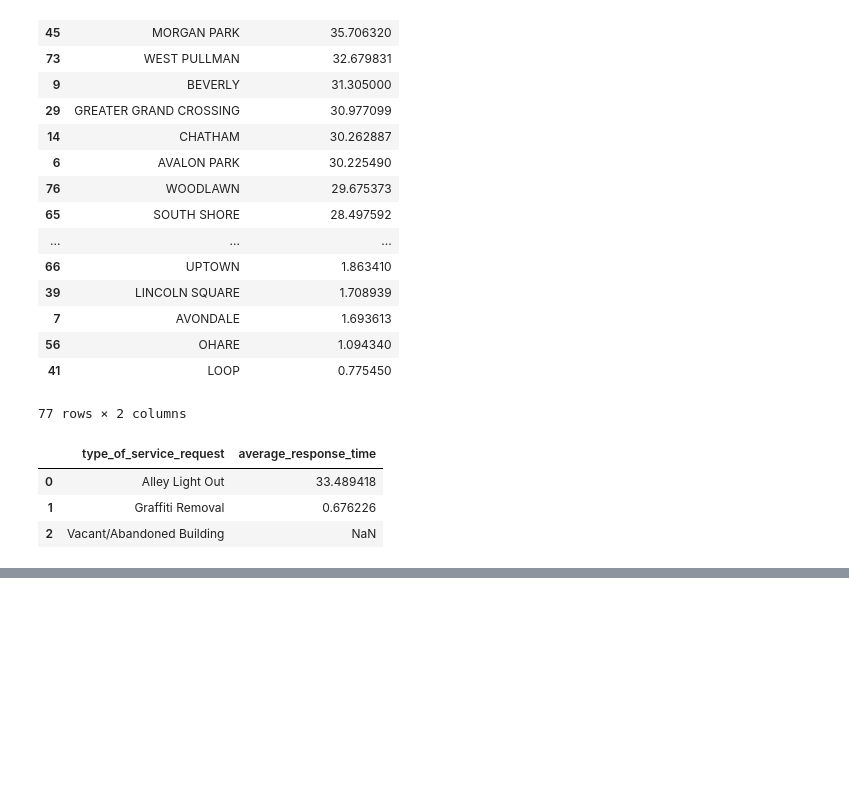
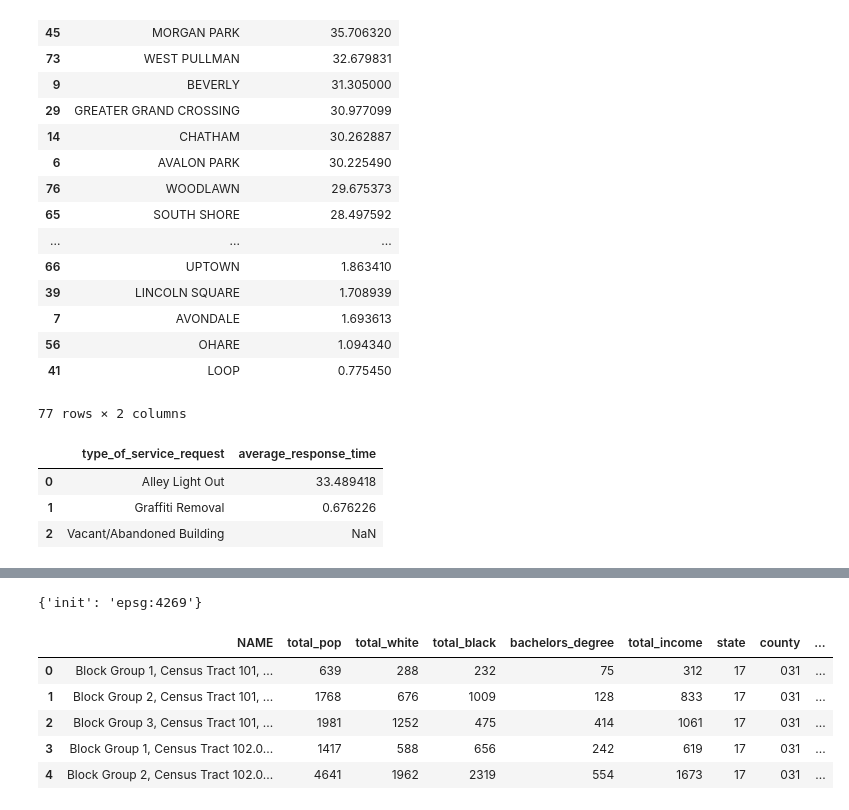
Before and after one commit to alenastern/Machine_Learning_Public_Policy, a Jupyter notebook: Assignment1_Stern.ipynb, the cells around one changed output, grey strips where cells are left out. Cells and saved outputs as stored; diff of their text form; code cells hidden in the pictures; blank space fills up the shorter version.

```diff
--- a/Assignment1_Stern.ipynb
+++ b/Assignment1_Stern.ipynb
@@ -152,3 +155,4 @@ acs_df.rename(columns = variables, inplace=True)
 acs_df['pct_black'] = pd.to_numeric(acs_df['total_black'])/ pd.to_numeric(acs_df['total_pop'])
 acs_df['pct_white'] = pd.to_numeric(acs_df['total_white'])/ pd.to_numeric(acs_df['total_pop'])
 acs_df['pct_bachelors'] = pd.to_numeric(acs_df['bachelors_degree'])/ pd.to_numeric(acs_df['total_pop'])
+acs_df['GEOID']= acs_df["state"] + acs_df["county"] + acs_df["tract"] + acs_df["block group"]
@@ -154,0 +169,8 @@ acs_df['pct_bachelors'] = pd.to_numeric(acs_df['bachelors_degree'])/ pd.to_numer
+# %%
+# read in census 2010 shapefile downloaded manually from census website
+fp = "/Users/alenastern/Documents/Spring2018/Machine_Learning/tl_2017_17_bg/tl_2017_17_bg.shp"
+census_shp = gpd.read_file(fp)
+# %%
+census_shp.crs
+# %% [output]
+{'init': 'epsg:4269'}
@@ -154,0 +183,11 @@ acs_df['pct_bachelors'] = pd.to_numeric(acs_df['bachelors_degree'])/ pd.to_numer
+# %%
+shp_geom = census_shp[["GEOID", "geometry"]].copy()
+acs_df = pd.merge(acs_df, shp_geom, on = 'GEOID', how = 'left')
+acs_df.head()
+# %% [output]
+|  | NAME | total_pop | total_white | total_black | bachelors_degree | total_income | state | county | ... |
+| 0 | Block Group 1, Census Tract 101, ... | 639 | 288 | 232 | 75 | 312 | 17 | 031 | ... |
+| 1 | Block Group 2, Census Tract 101, ... | 1768 | 676 | 1009 | 128 | 833 | 17 | 031 | ... |
+| 2 | Block Group 3, Census Tract 101, ... | 1981 | 1252 | 475 | 414 | 1061 | 17 | 031 | ... |
+| 3 | Block Group 1, Census Tract 102.0... | 1417 | 588 | 656 | 242 | 619 | 17 | 031 | ... |
+| 4 | Block Group 2, Census Tract 102.0... | 4641 | 1962 | 2319 | 554 | 1673 | 17 | 031 | ... |
```
Also changed, not shown: parts of 22 cells of this notebook.
